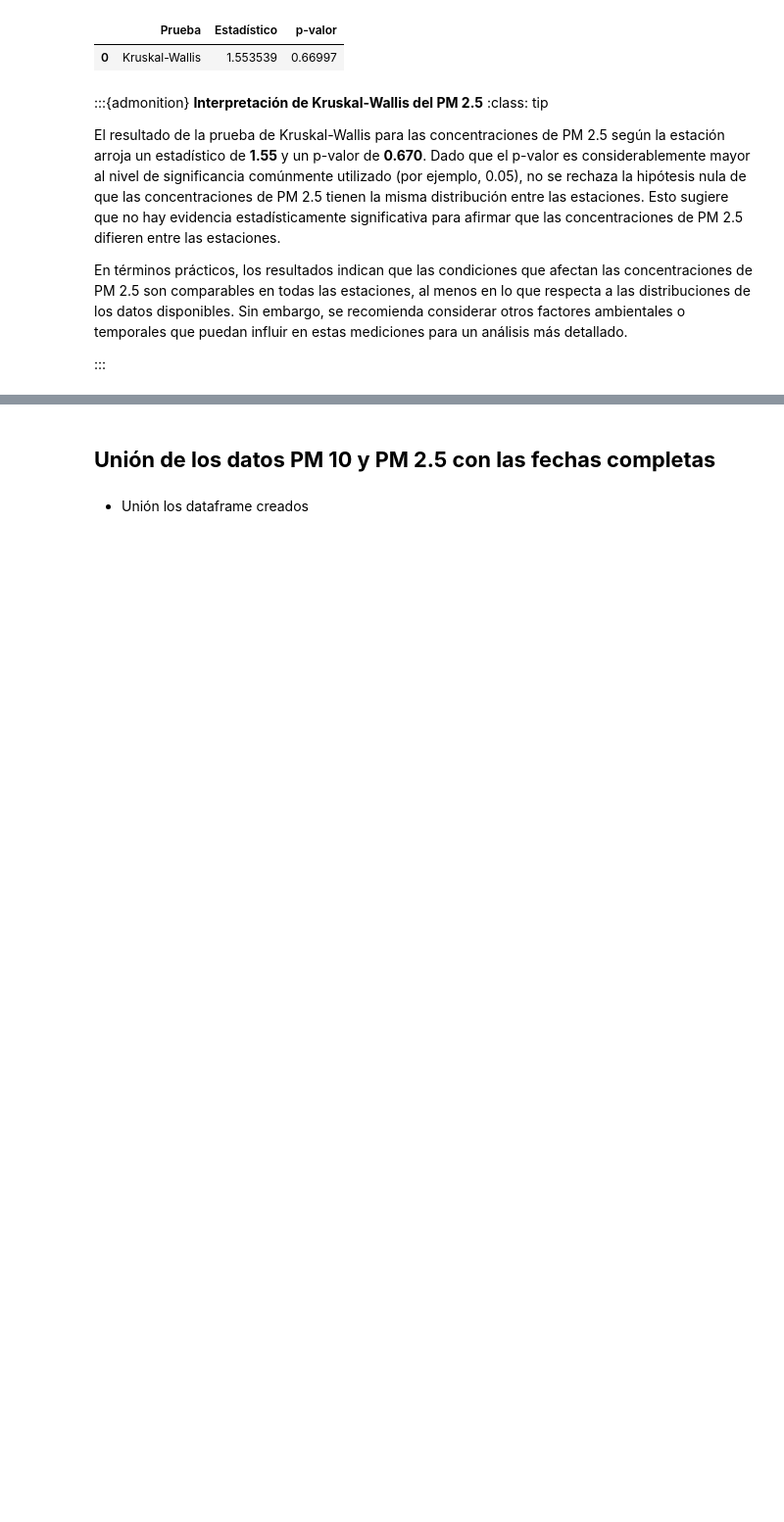
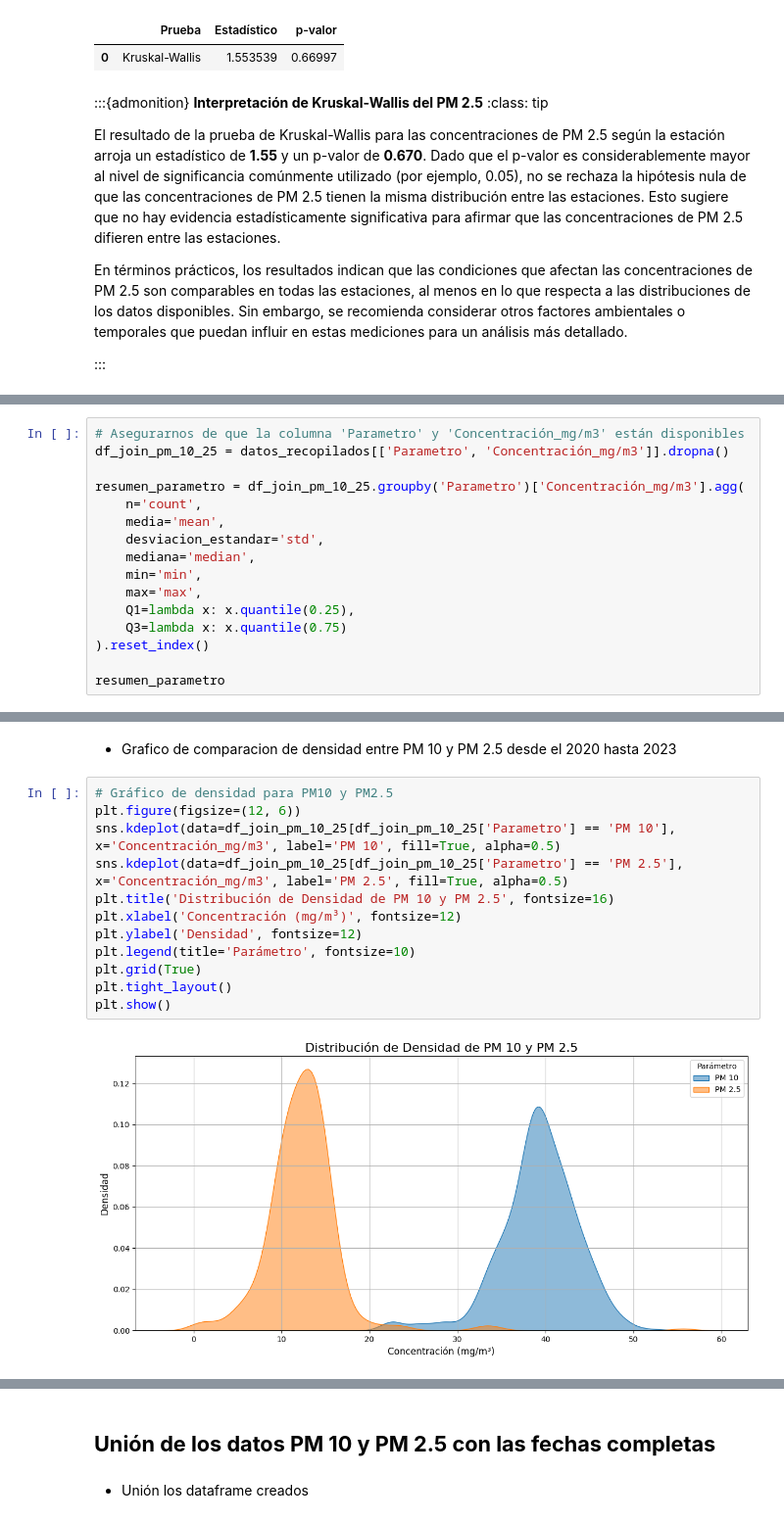
Before and after one commit to cdeoroaguado/jb_aet_pm10_25, a Jupyter notebook: _sources/1_etl.ipynb, the cells around one changed output, grey strips where cells are left out. Shown at 98% size. Saved outputs shown, nothing was run; the diff lists cells and outputs as text; blank space fills up the shorter version.

```diff
--- a/_sources/1_etl.ipynb
+++ b/_sources/1_etl.ipynb
@@ -1388,0 +1396,16 @@ En términos prácticos, los resultados indican que las condiciones que afectan
+# %%
+# Asegurarnos de que la columna 'Parametro' y 'Concentración_mg/m3' están disponibles
+df_join_pm_10_25 = datos_recopilados[['Parametro', 'Concentración_mg/m3']].dropna()
+
+resumen_parametro = df_join_pm_10_25.groupby('Parametro')['Concentración_mg/m3'].agg(
+    n='count',
+    media='mean',
+    desviacion_estandar='std',
+    mediana='median',
+    min='min',
+    max='max',
+    Q1=lambda x: x.quantile(0.25),
+    Q3=lambda x: x.quantile(0.75)
+).reset_index()
+
+resumen_parametro
@@ -1388,0 +1453,16 @@ En términos prácticos, los resultados indican que las condiciones que afectan
+# %% [markdown]
+* Grafico de comparacion de densidad entre PM 10 y PM 2.5 desde el 2020 hasta 2023
+# %%
+# Gráfico de densidad para PM10 y PM2.5
+plt.figure(figsize=(12, 6))
+sns.kdeplot(data=df_join_pm_10_25[df_join_pm_10_25['Parametro'] == 'PM 10'], x='Concentración_mg/m3', label='PM 10', fill=True, alpha=0.5)
+sns.kdeplot(data=df_join_pm_10_25[df_join_pm_10_25['Parametro'] == 'PM 2.5'], x='Concentración_mg/m3', label='PM 2.5', fill=True, alpha=0.5)
+plt.title('Distribución de Densidad de PM 10 y PM 2.5', fontsize=16)
+plt.xlabel('Concentración (mg/m³)', fontsize=12)
+plt.ylabel('Densidad', fontsize=12)
+plt.legend(title='Parámetro', fontsize=10)
+plt.grid(True)
+plt.tight_layout()
+plt.show()
+# %% [output]
+[figure, added]
```
Also changed, not shown: parts of 19 cells of this notebook, 5 other files.
